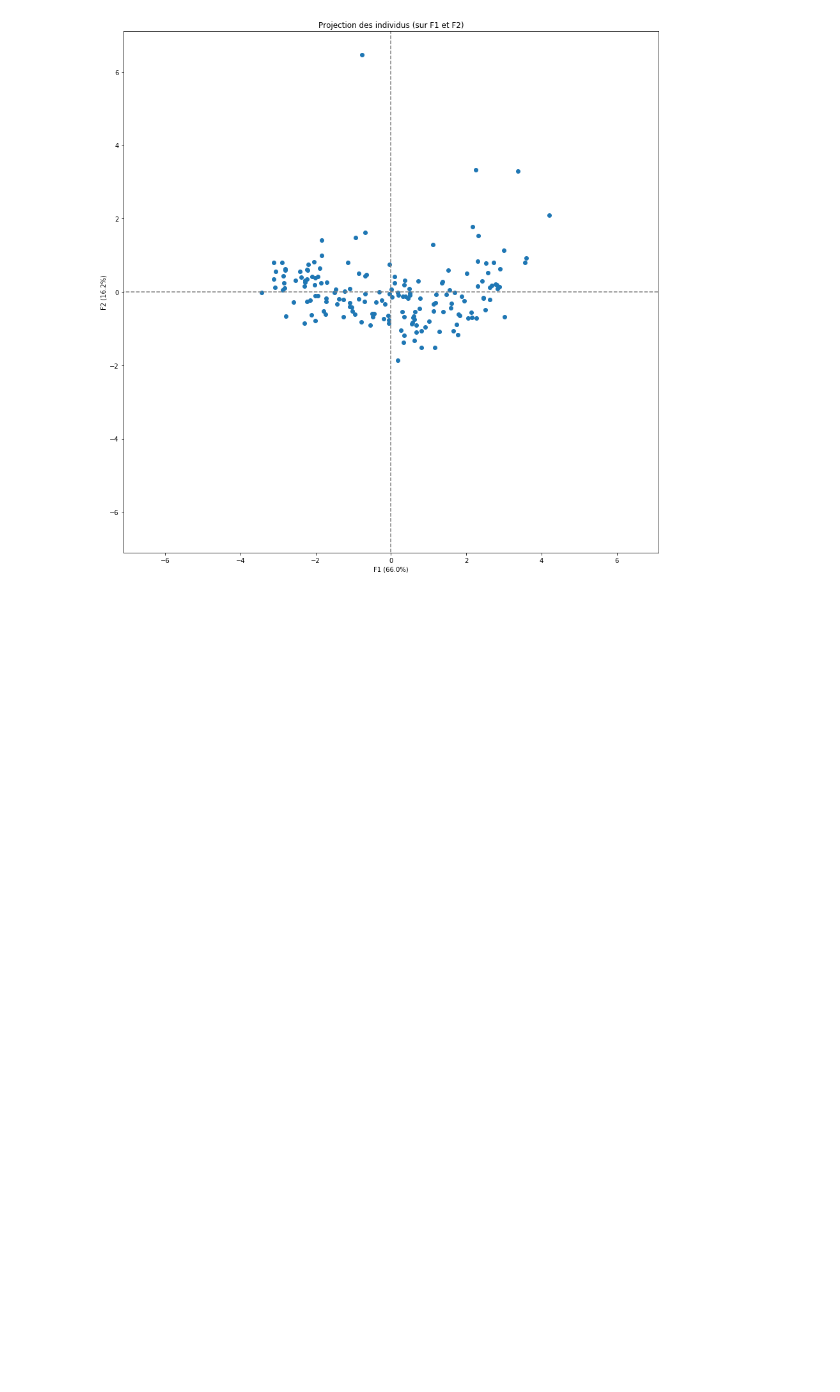
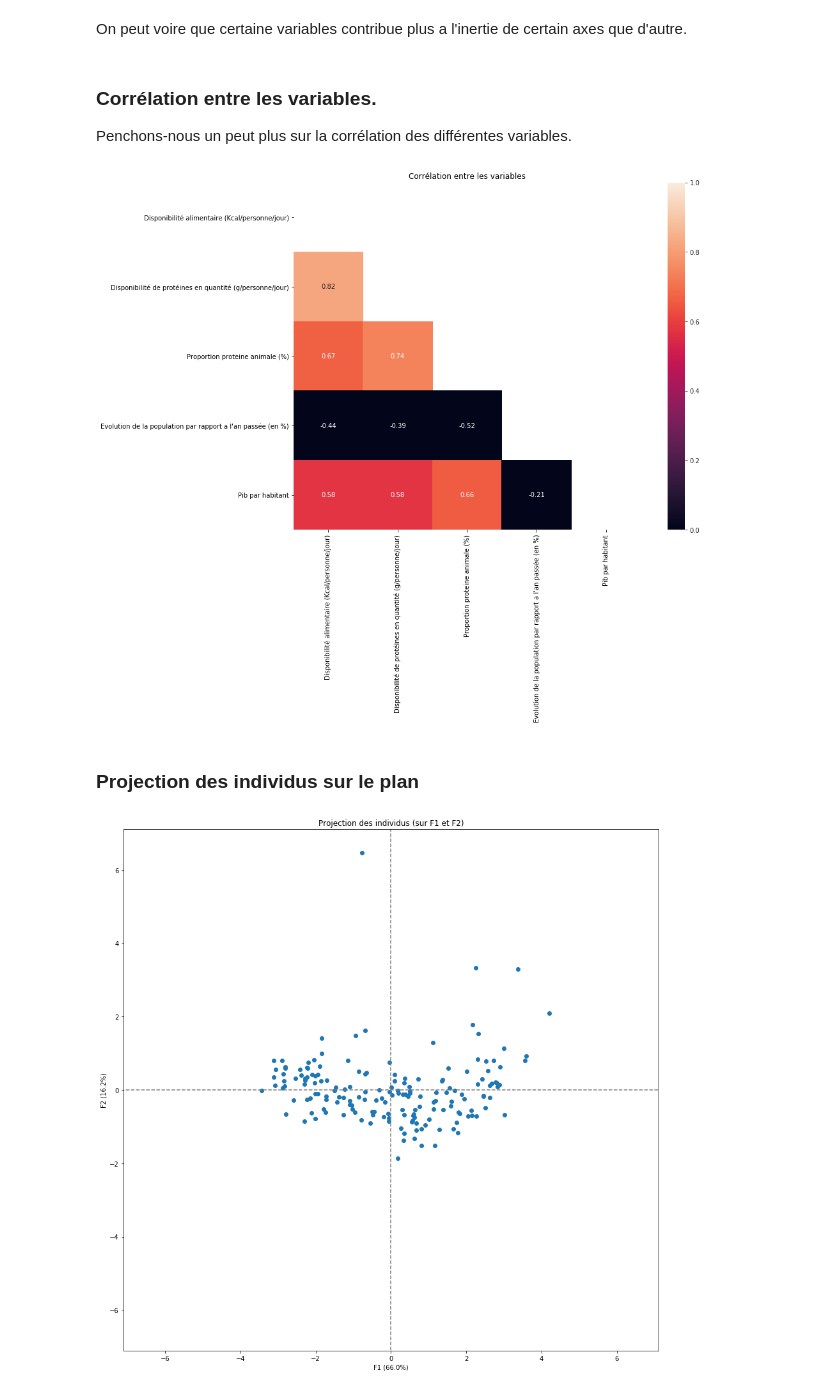
Before and after one commit to OwenAllain/Projet-5, a Jupyter notebook: P5_Analyse.ipynb, the cells around one changed output. Cells and saved outputs as stored; diff of their text form; code cells hidden in the pictures; blank space fills up the shorter version.

Commit message:
Amélioration du fichier d'analyse.
Début de l'amélioration du fichier d’analyse. arrêt avant le clustering.

```diff
--- a/P5_Analyse.ipynb
+++ b/P5_Analyse.ipynb
@@ -171,0 +6,21 @@ Projetons les individus sur ces plans
+# %%
+
+# Import des librairies
+import matplotlib.pyplot as plt
+import scipy.stats as st
+import seaborn as sns
+import sklearn as sk
+import pandas as pd
+import numpy as np
+
+from scipy.cluster.hierarchy import linkage, fcluster, dendrogram
+from matplotlib.collections import LineCollection
+from scipy.spatial.distance import pdist
+from sklearn.cluster import KMeans
+from sklearn import decomposition, preprocessing
+
+#Import des fonctions perso
+import fonction as f
+
+#Chemin du dossier pour les images de graph
+dossierImg = "./image_Graph/"
@@ -172,3 +159,30 @@ Projetons les individus sur ces plans
+# %% [markdown]
+
+On peut voire que certaine variables contribue plus a l'inertie de certain axes que d'autre.
+# %% [markdown]
+
+### Corrélation entre les variables.
+
+Penchons-nous un peut plus sur la corrélation des différentes variables.
+# %%
+
+plt.figure(figsize=(15,10))
+plt.title("Corrélation entre les variables")
+
+corr = df_etudeCluster.drop(columns='country_code').corr()
+
+mask = np.zeros_like(corr)
+mask[np.triu_indices_from(mask)] = True
+
+with sns.axes_style("white"):
+    ax = sns.heatmap(corr, mask=mask, vmin = 0,vmax=1, square=True,annot=True)
+
+plt.savefig(dossierImg + "graph2.png")
+plt.show()
+# %% [output]
+[figure, added]
+# %% [markdown]
+### Projection des individus sur le plan
 # %%
 # Projection des individus
 
```
Also changed, not shown: parts of 57 cells of this notebook, 5 other files.
